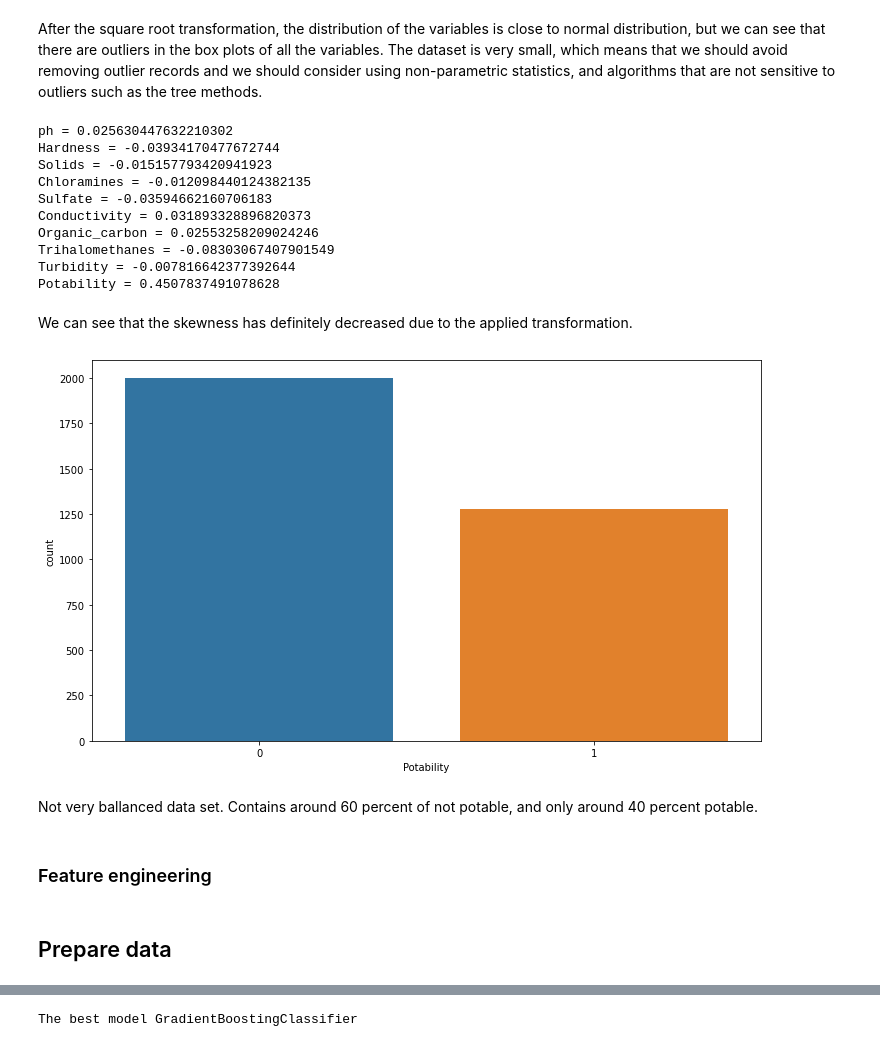
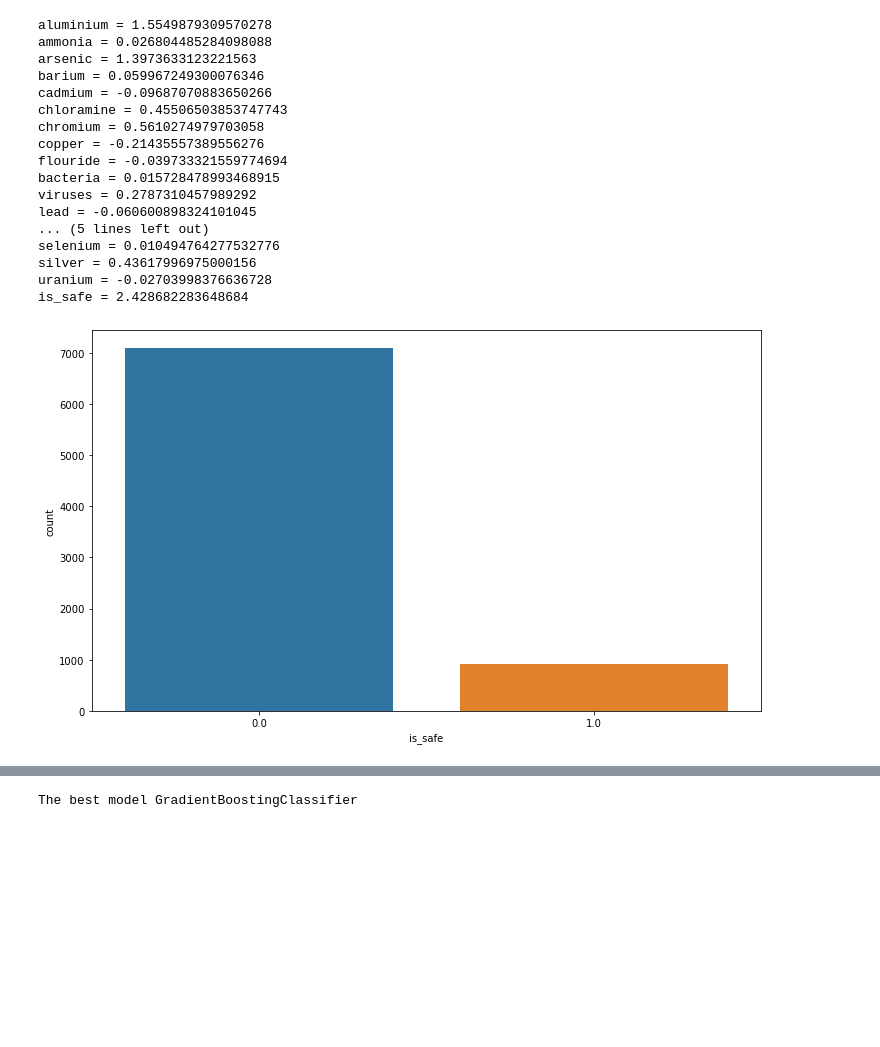
Before and after one commit to mikolaj-halemba/Water-Quality-, a Jupyter notebook: water_quality.ipynb, the cells around one changed output, grey strips where cells are left out. Cells and saved outputs as stored; diff of their text form; code cells hidden in the pictures; blank space fills up the shorter version.

```diff
--- a/water_quality.ipynb
+++ b/water_quality.ipynb
@@ -90,6 +88,6 @@ def log(path, file):
 
     return logger
 # %%
-df = pd.read_csv("./water_potability.csv")
+df = pd.read_csv("./waterQuality1.csv")
 df.sample(10)
 # %% [output]
@@ -108,0 +134,3 @@ The dataset consists of 3276 observations and is described by 10 features. All c
+# %%
+df=df[df['ammonia'] != '#NUM!']
+df.shape
@@ -109,3 +139,6 @@ The dataset consists of 3276 observations and is described by 10 features. All c
+# %%
+df['ammonia'] = df['ammonia'].astype(float)
+df['is_safe'] = df['is_safe'].astype(float)
 # %%
 desc = df.describe().T
 f,ax = plt.subplots(figsize=(12,8))
@@ -189,6 +197,6 @@ threshold = 0.2
 
 for col in cols:
     if df[col].skew() > threshold:
-        df[col] = np.sqrt(df[col])
+        df[col] = np.log1p(df[col]) #np.log1p
     else:
         pass
@@ -227,29 +236,28 @@ for col in cols:
-# %% [markdown]
-After the square root transformation, the distribution of the variables is close to normal distribution, but we can see that there are outliers in the box plots of all the variables. The dataset is very small, which means that we should avoid removing outlier records and we should consider using non-parametric statistics, and algorithms that are not sensitive to outliers such as the tree methods.
 # %%
 cols = df.columns
 for col in cols:
     print("{} = {}".format(col,df[col].skew()))
 # %% [output]
-ph = 0.025630447632210302
-Hardness = -0.03934170477672744
-Solids = -0.015157793420941923
-Chloramines = -0.012098440124382135
-Sulfate = -0.03594662160706183
-Conductivity = 0.031893328896820373
-Organic_carbon = 0.02553258209024246
-Trihalomethanes = -0.08303067407901549
-Turbidity = -0.007816642377392644
-Potability = 0.4507837491078628
+aluminium = 1.5549879309570278
+ammonia = 0.026804485284098088
+arsenic = 1.3973633123221563
+barium = 0.059967249300076346
+cadmium = -0.09687070883650266
+chloramine = 0.45506503853747743
+chromium = 0.5610274979703058
+copper = -0.21435557389556276
+flouride = -0.039733321559774694
+bacteria = 0.015728478993468915
+viruses = 0.2787310457989292
+lead = -0.060600898324101045
+... (5 lines left out)
+selenium = 0.010494764277532776
+silver = 0.43617996975000156
+uranium = -0.02703998376636728
+is_safe = 2.428682283648684
-# %% [markdown]
-We can see that the skewness has definitely decreased due to the applied transformation.
 # %%
 fig = plt.subplots(figsize=(12, 7))
-ax.set_title("Ilość próbki Potability")
-sns.countplot(x ='Potability', data = df);
+ax.set_title("Ilość próbki is_safe")
+sns.countplot(x ='is_safe', data = df);
 # %% [output]
-[figure, old version]
+[figure, new version]
-# %% [markdown]
-Not very ballanced data set. Contains around 60 percent of not potable, and only around 40 percent potable.
-# %% [markdown]
-### Feature engineering
@@ -286,5 +264,3 @@ df = df.loc[df["water_hardness"] != "Sightly Hard" ]
-# %% [markdown]
-## Prepare data
 # %%
 X  = df.iloc[:,:-1]
 y = df.iloc[:,-1]
```
Also changed, not shown: parts of 48 cells of this notebook, 2 other files.
